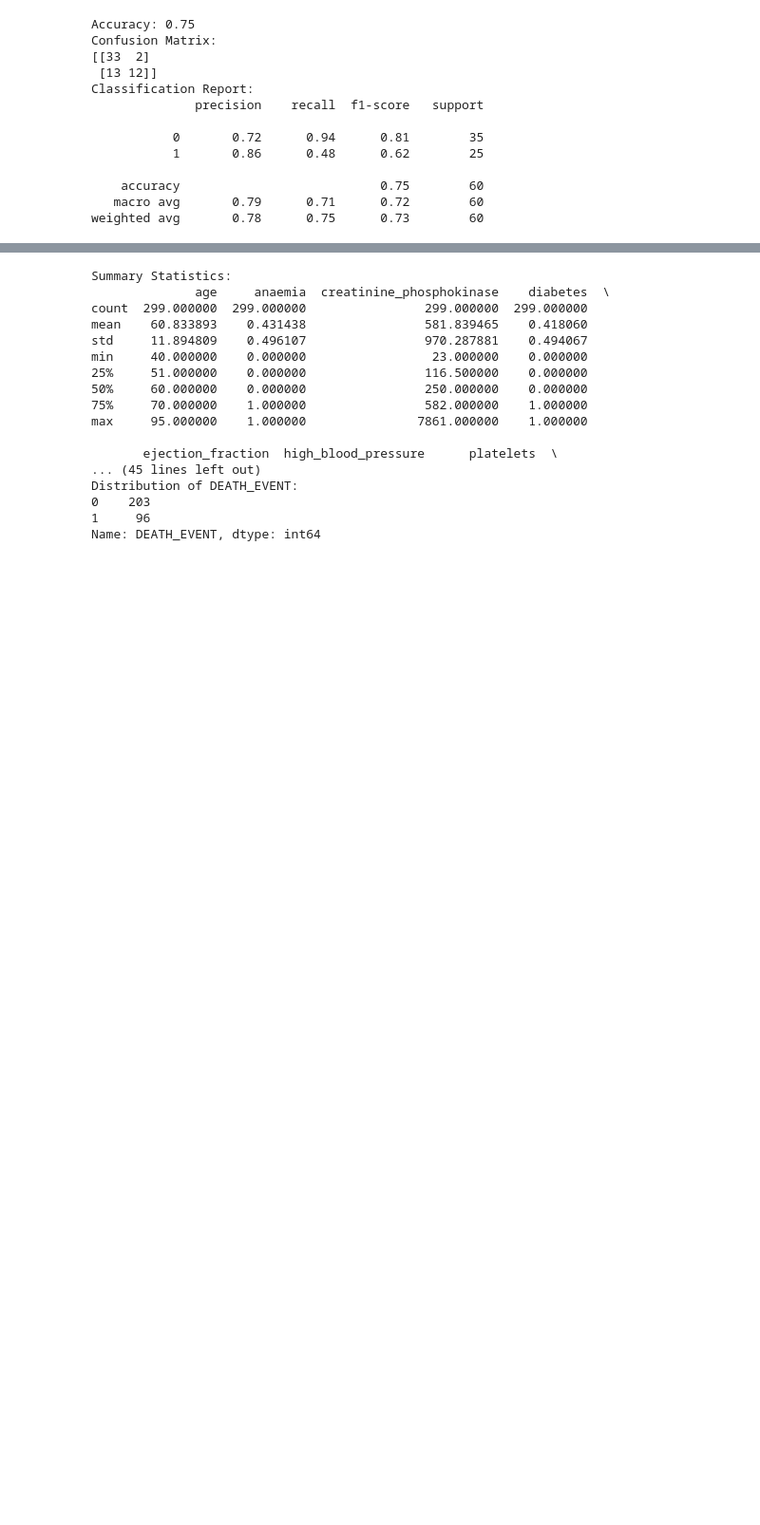
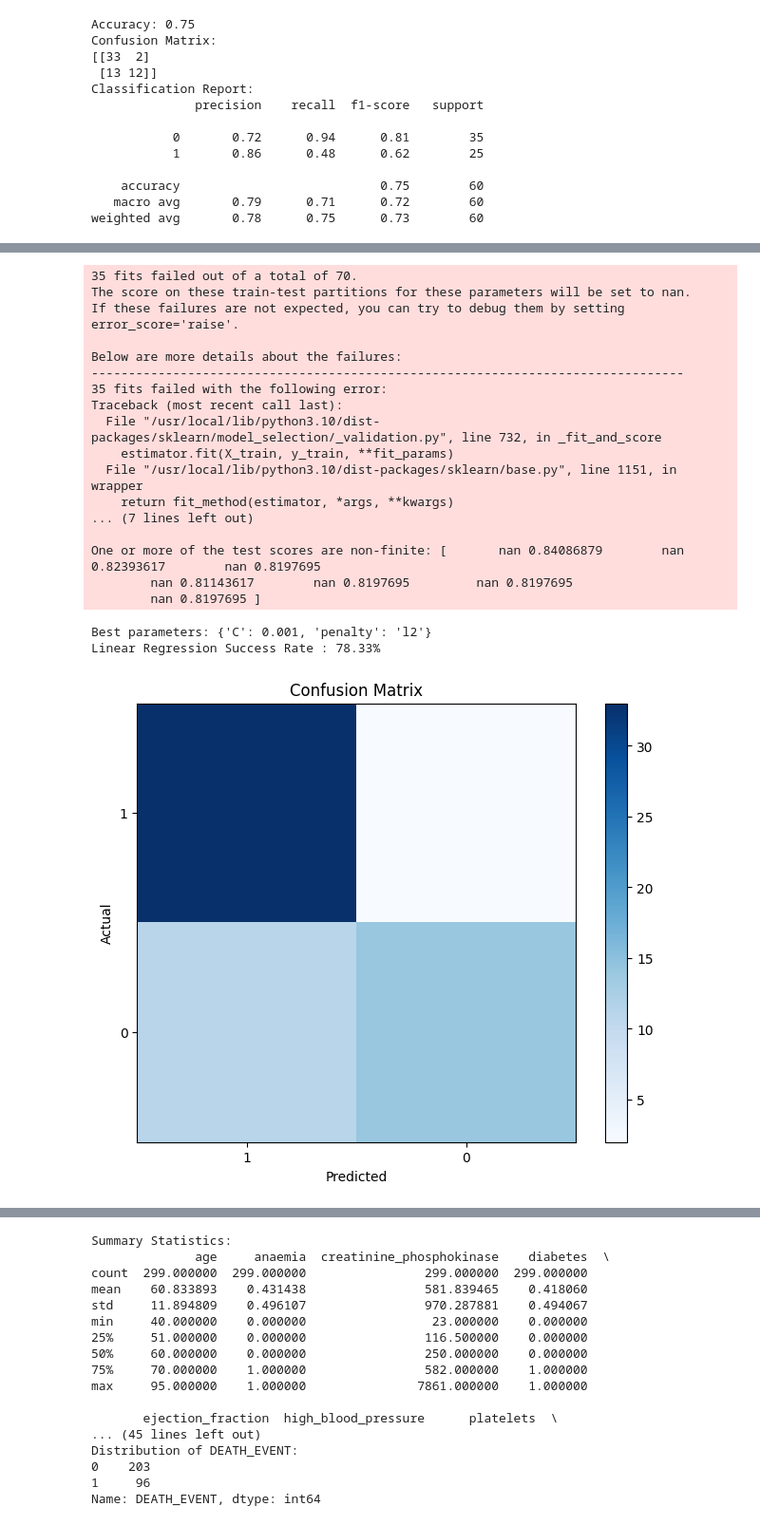
Before and after one commit to devvashisth07/early-event-detection, a Jupyter notebook: EED_for_heart_failure.ipynb, the cells around one changed output, grey strips where cells are left out. Shown at 95% size. Saved outputs shown, nothing was run; the diff lists cells and outputs as text; code cells hidden in the pictures; blank space fills up the shorter version.

```diff
--- a/EED_for_heart_failure.ipynb
+++ b/EED_for_heart_failure.ipynb
@@ -49,0 +116,76 @@ weighted avg       0.78      0.75      0.73        60
+# %%
+from sklearn.linear_model import LogisticRegression
+from sklearn.model_selection import GridSearchCV
+from sklearn.model_selection import train_test_split
+from sklearn.metrics import confusion_matrix
+import pandas as pd
+import matplotlib.pyplot as plt
+import numpy as np
+
+
+# Separate the features (X) and the target variable (y)
+X = data.drop('DEATH_EVENT', axis=1)
+y = data['DEATH_EVENT']
+
+# Split the data into training and testing sets
+x_train, x_test, y_train, y_test = train_test_split(X, y, test_size=0.2, random_state=42)
+
+# Create a logistic regression model
+lr = LogisticRegression(max_iter=10000)
+
+# Define hyperparameters for grid search
+params = {'penalty': ['l1', 'l2'],
+          'C': [0.001, 0.01, 0.1, 1, 10, 100, 1000]}
+
+# Perform grid search with cross-validation
+best_lr = GridSearchCV(lr, param_grid=params)
+best_lr.fit(x_train, y_train)
+print(f"Best parameters: {best_lr.best_params_}")
+
+# Evaluate the model
+s1 = best_lr.score(x_test, y_test)
+
+print("Linear Regression Success Rate :", "{:.2f}%".format(100 * s1))
+
+# Predict the test set
+y_pred = best_lr.predict(x_test)
+
+# Calculate the confusion matrix
+cm = confusion_matrix(y_test, y_pred)
+
+# Plot the confusion matrix
+def plot_confusion_matrix(cm, classes):
+    plt.figure(figsize=(8, 6))
+    plt.imshow(cm, interpolation='nearest', cmap=plt.cm.Blues)
+    plt.title('Confusion Matrix')
+    plt.colorbar()
+    tick_marks = np.arange(len(classes))
+    plt.xticks(tick_marks, classes)
+    plt.yticks(tick_marks, classes)
+    plt.xlabel('Predicted')
+    plt.ylabel('Actual')
+    plt.show()
+
+class_names = y.unique()
+plot_confusion_matrix(cm, classes=class_names)
+# %% [output]
+35 fits failed out of a total of 70.
+The score on these train-test partitions for these parameters will be set to nan.
+If these failures are not expected, you can try to debug them by setting error_score='raise'.
+
+Below are more details about the failures:
+--------------------------------------------------------------------------------
+35 fits failed with the following error:
+Traceback (most recent call last):
+  File "/usr/local/lib/python3.10/dist-packages/sklearn/model_selection/_validation.py", line 732, in _fit_and_score
+    estimator.fit(X_train, y_train, **fit_params)
+  File "/usr/local/lib/python3.10/dist-packages/sklearn/base.py", line 1151, in wrapper
+    return fit_method(estimator, *args, **kwargs)
+... (7 lines left out)
+
+One or more of the test scores are non-finite: [       nan 0.84086879        nan 0.82393617        nan 0.8197695
+        nan 0.81143617        nan 0.8197695         nan 0.8197695
+        nan 0.8197695 ]
+Best parameters: {'C': 0.001, 'penalty': 'l2'}
+Linear Regression Success Rate : 78.33%
+[figure, added]
```
Also changed, not shown: parts of 16 cells of this notebook.
